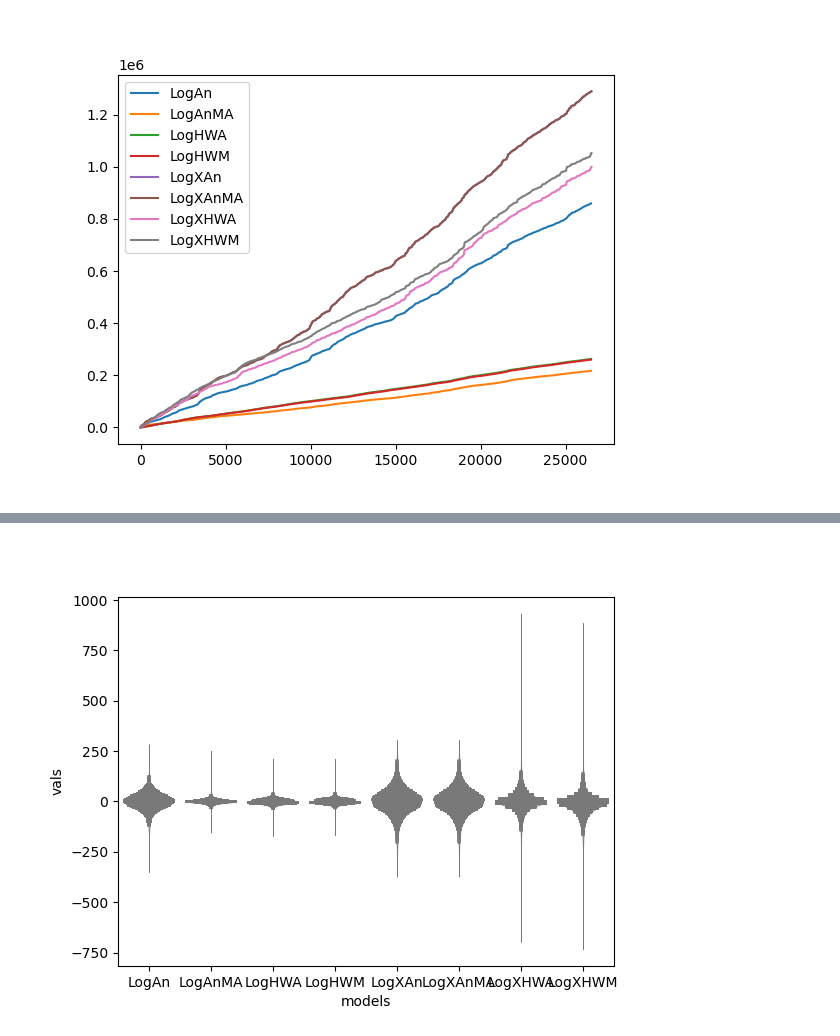
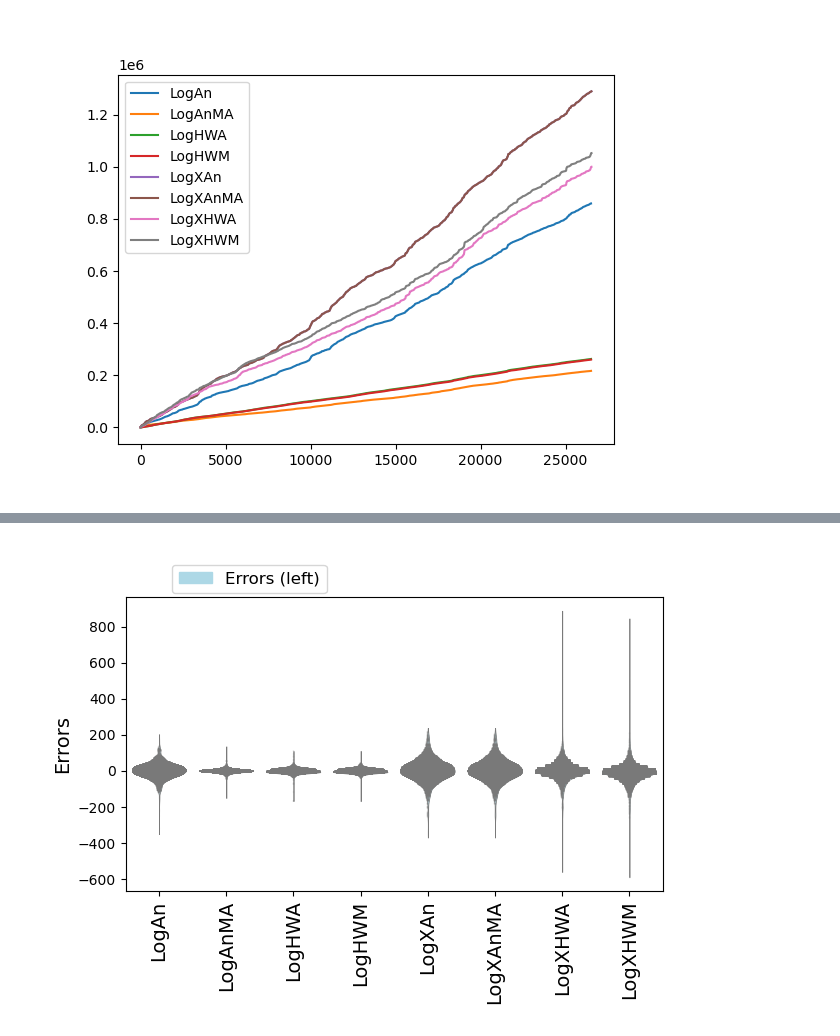
Before and after one commit to urieliram/analog, a Jupyter notebook: test.ipynb, the cells around one changed output, grey strips where cells are left out. Cells and saved outputs as stored; diff of their text form; code cells hidden in the pictures.

Commit message:
10% de errores

```diff
--- a/test.ipynb
+++ b/test.ipynb
@@ -345,5 +345,7 @@ plt.show()
 # %% [output]
 [figure]
 # %%
+df_errors_samp = df_errors_def.sample(frac=0.10)
 # https://stackoverflow.com/a/46134162
-df_errors_melt = df_errors_def.melt(var_name='models', value_name='vals')
+df_errors_melt = df_errors_samp.melt(var_name='models', value_name='vals')
+df_errors_melt
@@ -366,17 +366,18 @@ df_errors_melt
 # %%
 # [ ] Gráfica a partir de muestreo de datos
 # [ ] Línea de tiempos
 # [ ] Ordenar por menor MAE
 plt.figure()
 sns.violinplot(x="models", y="vals", data=df_errors_melt, cut=0, inner = 'stick', scale = 'width', linewidth = 0.5, color = 'lightblue')
 plt.xticks(rotation = 90, fontsize = 14)
 plt.ylabel('Errors', fontsize = 14)
 plt.xlabel('')
 patch = mpatches.Patch(color='lightblue', label='Errors (left)')
-plt.axvline(1, color = 'k', linestyle = '--', linewidth = 1)
+#plt.axvline(1, color = 'k', linestyle = '--', linewidth = 1)
 # Simple arrow
 #plt.annotate('Selected \n method', xy=(1.02, 40000000), fontsize=12, horizontalalignment='center', rotation = 90)
 plt.legend(handles=[patch], bbox_to_anchor = (0.39, 1.14), fontsize = 12)
+plt.tight_layout()
 plt.show()
 # %% [output]
-[figure, old version]
+[figure, new version]
```
Also changed, not shown: parts of 2 cells of this notebook.
